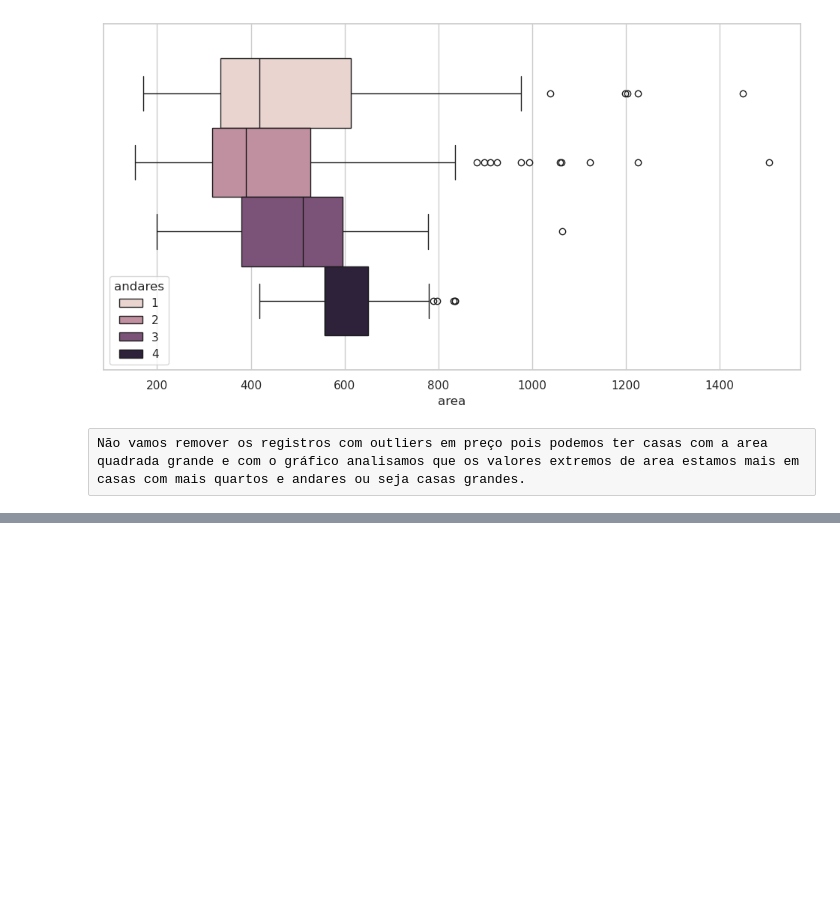
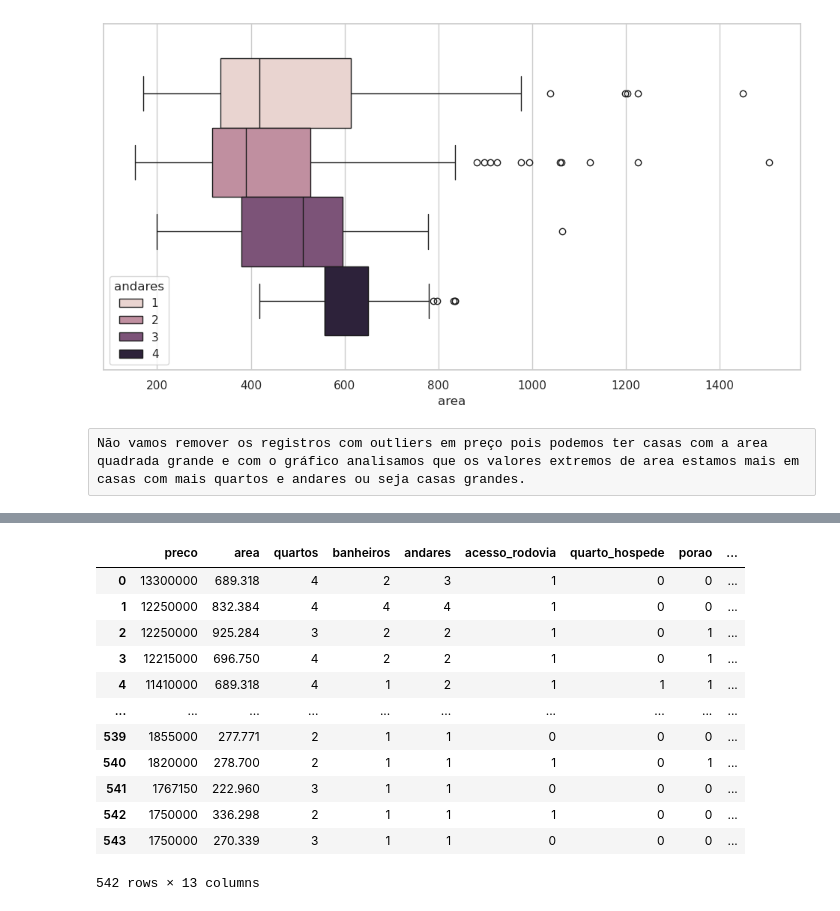
Before and after one commit to hugogsmendes/Houses-prediction, a Jupyter notebook: models_ml/model.ipynb, the cells around one changed output, grey strips where cells are left out. Cells and saved outputs as stored; diff of their text form; code cells hidden in the pictures; blank space fills up the shorter version.

```diff
--- a/models_ml/model.ipynb
+++ b/models_ml/model.ipynb
@@ -396,0 +415,32 @@ Não vamos remover os registros com outliers em preço pois podemos ter casas co
+# %%
+mapeamento = {
+    "no":0,
+    "yes":1
+}
+# %%
+for coluna in df_limpo.select_dtypes(include=["object"]).drop(columns="status_mobilia").columns:
+    df_limpo[coluna] = df_limpo[coluna].map(mapeamento)
+# %%
+"""
+Mapeamento de
+0 = no
+1 = yes
+
+nas variáveis (acesso_rodovia, quarto_hospede, porao, aquecimento_agua,
+       ar_condicionado, area_preferencial)
+"""
+df_limpo # depois do mapeamento
+# %% [output]
+|  | preco | area | quartos | banheiros | andares | acesso_rodovia | quarto_hospede | porao | ... |
+| 0 | 13300000 | 689.318 | 4 | 2 | 3 | 1 | 0 | 0 | ... |
+| 1 | 12250000 | 832.384 | 4 | 4 | 4 | 1 | 0 | 0 | ... |
+| 2 | 12250000 | 925.284 | 3 | 2 | 2 | 1 | 0 | 1 | ... |
+| 3 | 12215000 | 696.750 | 4 | 2 | 2 | 1 | 0 | 1 | ... |
+| 4 | 11410000 | 689.318 | 4 | 1 | 2 | 1 | 1 | 1 | ... |
+| ... | ... | ... | ... | ... | ... | ... | ... | ... | ... |
+| 539 | 1855000 | 277.771 | 2 | 1 | 1 | 0 | 0 | 0 | ... |
+| 540 | 1820000 | 278.700 | 2 | 1 | 1 | 1 | 0 | 1 | ... |
+| 541 | 1767150 | 222.960 | 3 | 1 | 1 | 0 | 0 | 0 | ... |
+| 542 | 1750000 | 336.298 | 2 | 1 | 1 | 1 | 0 | 0 | ... |
+| 543 | 1750000 | 270.339 | 3 | 1 | 1 | 0 | 0 | 0 | ... |
+542 rows × 13 columns
```
Also changed, not shown: parts of 17 cells of this notebook.
